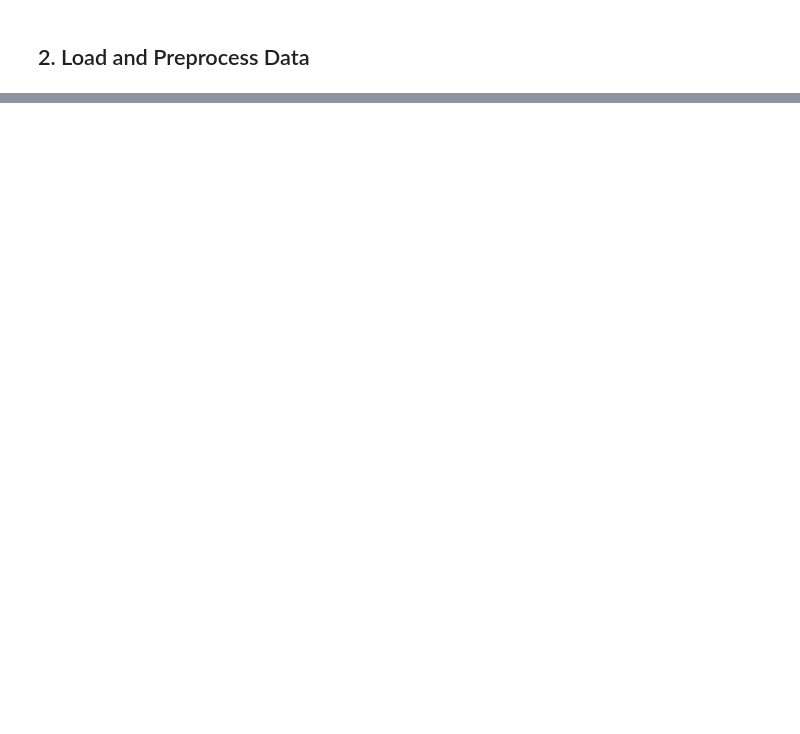
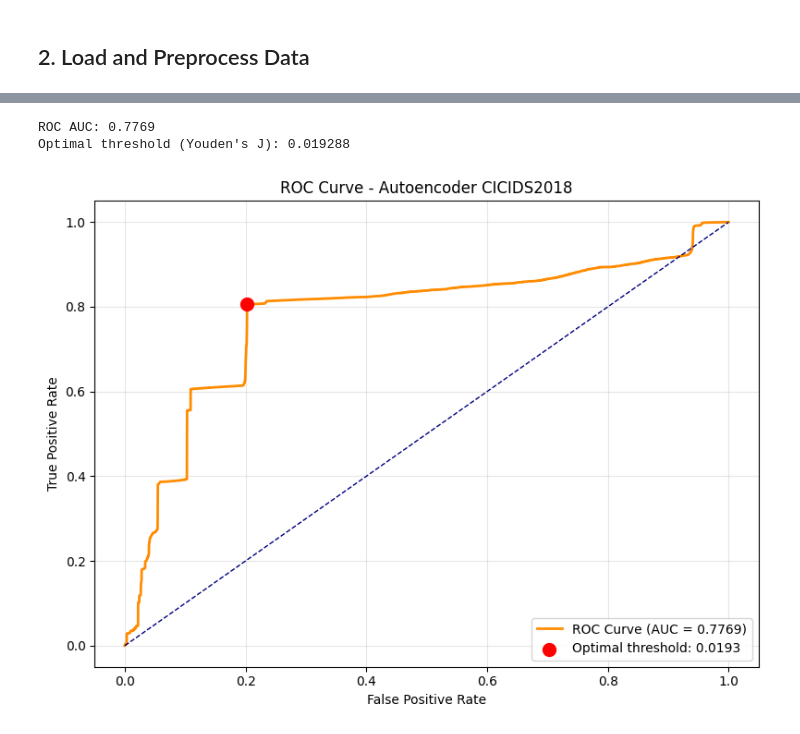
Before and after one commit to MusabAM/NIDS-DL, a Jupyter notebook: notebooks/02_classical_dl/13_autoencoder_cicids2018.ipynb, the cells around one changed output, grey strips where cells are left out. Drawn from its saved outputs; the diff is of its cells as text; code cells hidden in the pictures; blank space fills up the shorter version.

```diff
--- a/notebooks/02_classical_dl/13_autoencoder_cicids2018.ipynb
+++ b/notebooks/02_classical_dl/13_autoencoder_cicids2018.ipynb
@@ -228,0 +494,32 @@ print(f"ROC AUC Score: {roc_auc:.4f}")
+# %%
+# ROC Curve and find optimal threshold
+fpr, tpr, thresholds = roc_curve(y_test, reconstruction_errors)
+roc_auc = auc(fpr, tpr)
+
+# Optimal threshold: Youden's J statistic
+j_scores = tpr - fpr
+optimal_idx = np.argmax(j_scores)
+optimal_threshold = thresholds[optimal_idx]
+
+print(f"ROC AUC: {roc_auc:.4f}")
+print(f"Optimal threshold (Youden's J): {optimal_threshold:.6f}")
+
+# Plot ROC curve
+plt.figure(figsize=(8, 6))
+plt.plot(fpr, tpr, color='darkorange', lw=2,
+         label=f'ROC Curve (AUC = {roc_auc:.4f})')
+plt.plot([0, 1], [0, 1], color='navy', lw=1, linestyle='--')
+plt.scatter(fpr[optimal_idx], tpr[optimal_idx],
+            color='red', s=100, zorder=5,
+            label=f'Optimal threshold: {optimal_threshold:.4f}')
+plt.xlabel('False Positive Rate')
+plt.ylabel('True Positive Rate')
+plt.title('ROC Curve - Autoencoder CICIDS2018')
+plt.legend(loc='lower right')
+plt.grid(True, alpha=0.3)
+plt.tight_layout()
+plt.show()
+# %% [output]
+ROC AUC: 0.7769
+Optimal threshold (Youden's J): 0.019288
+[figure, added]
```
Also changed, not shown: parts of 32 cells of this notebook, 3 other files.
